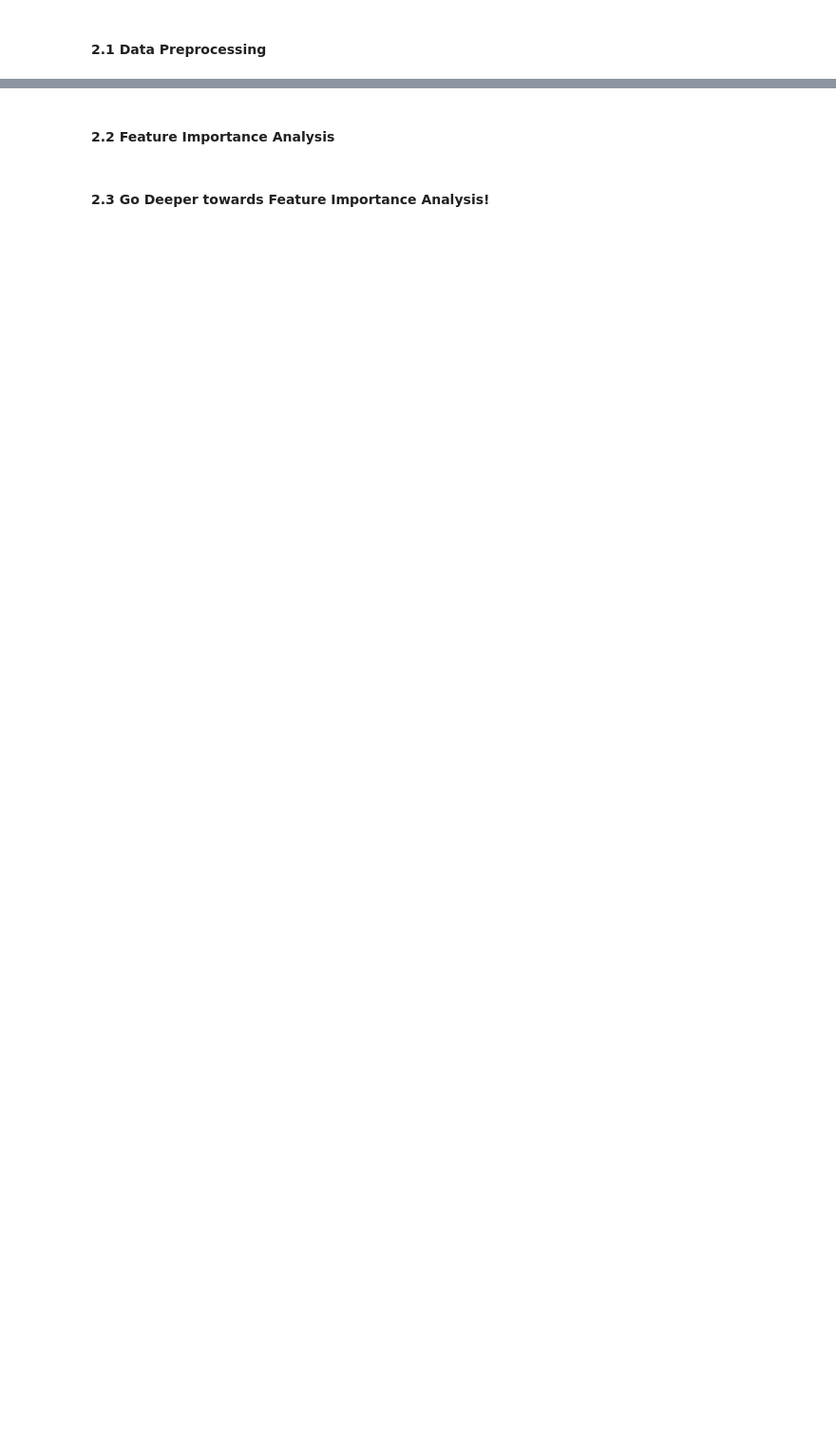
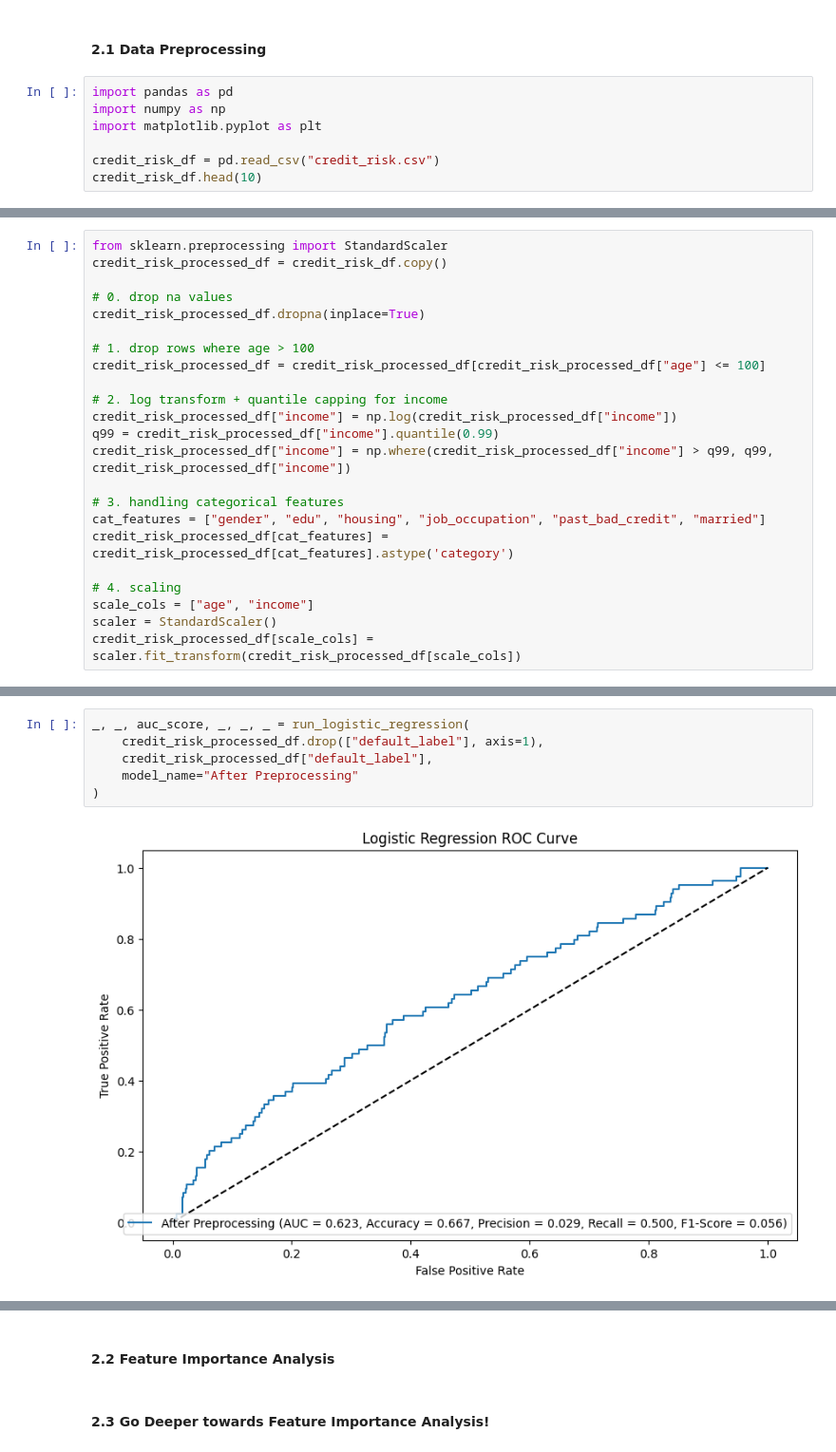
Before and after one commit to yeyechen/HKU-MFIN7034-ML, a Jupyter notebook: coursework_3.ipynb, the cells around one changed output, grey strips where cells are left out. Shown: that part at 95% size. Drawn from its saved outputs; the diff is of its cells as text; blank space fills up the shorter version.

Commit message:
coursework 2.1 preprocessing; AUC doesn't improve

```diff
--- a/coursework_3.ipynb
+++ b/coursework_3.ipynb
@@ -638,3 +631,10 @@ print(tabulate(
 +-----------------+--------------+
 # %% [markdown]
 #### 2.1 Data Preprocessing
+# %%
+import pandas as pd
+import numpy as np
+import matplotlib.pyplot as plt
+
+credit_risk_df = pd.read_csv("credit_risk.csv")
+credit_risk_df.head(10)
@@ -640,0 +676,23 @@ print(tabulate(
+# %%
+from sklearn.preprocessing import StandardScaler
+credit_risk_processed_df = credit_risk_df.copy()
+
+# 0. drop na values
+credit_risk_processed_df.dropna(inplace=True)
+
+# 1. drop rows where age > 100
+credit_risk_processed_df = credit_risk_processed_df[credit_risk_processed_df["age"] <= 100]
+
+# 2. log transform + quantile capping for income
+credit_risk_processed_df["income"] = np.log(credit_risk_processed_df["income"])
+q99 = credit_risk_processed_df["income"].quantile(0.99)
+credit_risk_processed_df["income"] = np.where(credit_risk_processed_df["income"] > q99, q99, credit_risk_processed_df["income"])
+
+# 3. handling categorical features
+cat_features = ["gender", "edu", "housing", "job_occupation", "past_bad_credit", "married"]
+credit_risk_processed_df[cat_features] = credit_risk_processed_df[cat_features].astype('category')
+
+# 4. scaling
+scale_cols = ["age", "income"]
+scaler = StandardScaler()
+credit_risk_processed_df[scale_cols] = scaler.fit_transform(credit_risk_processed_df[scale_cols])
@@ -640,0 +711,8 @@ print(tabulate(
+# %%
+_, _, auc_score, _, _, _ = run_logistic_regression(
+    credit_risk_processed_df.drop(["default_label"], axis=1),
+    credit_risk_processed_df["default_label"],
+    model_name="After Preprocessing"
+)
+# %% [output]
+[figure, added]
```
Also changed, not shown: parts of 13 cells of this notebook.
